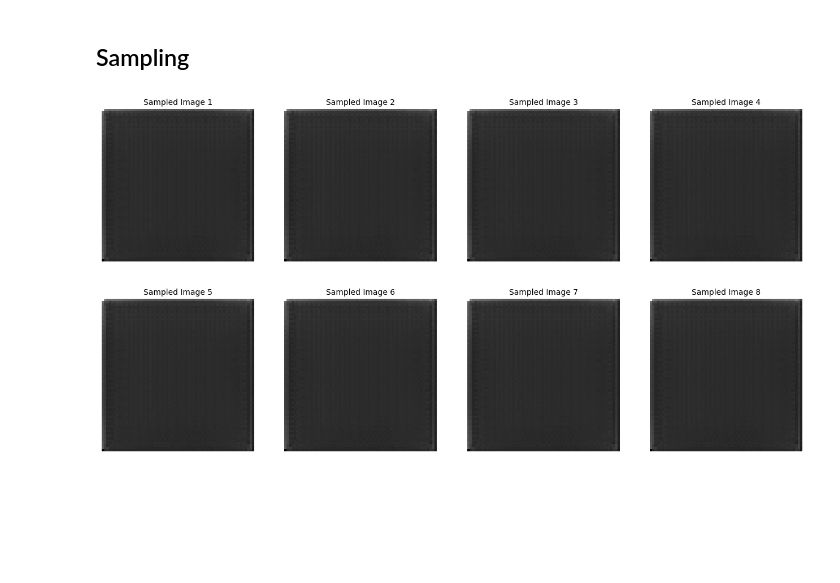
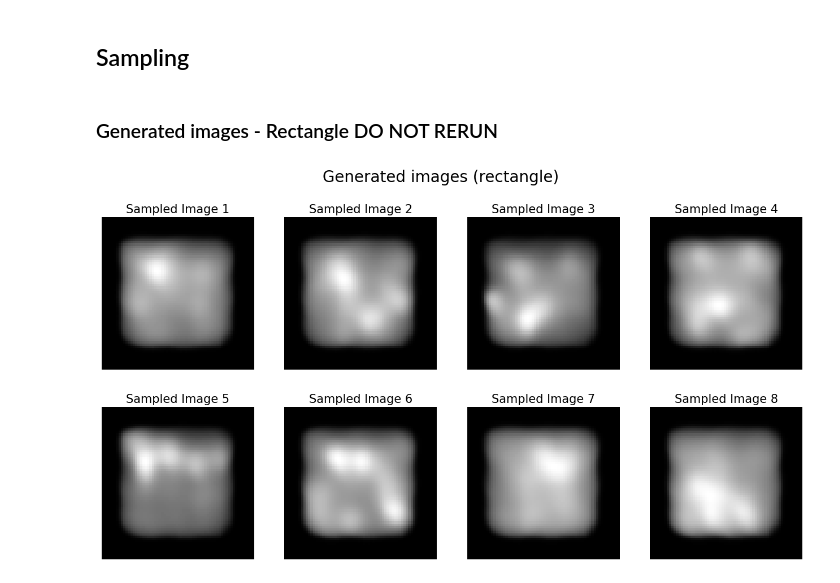
Before and after one commit to maruand/Basic-Diffusion-Model-Demo, a Jupyter notebook: diffusion_patterns.ipynb, the cells around one changed output. Drawn from its saved outputs; the diff is of its cells as text; code cells hidden in the pictures; blank space fills up the shorter version.

```diff
--- a/diffusion_patterns.ipynb
+++ b/diffusion_patterns.ipynb
@@ -506,15 +543,23 @@ def sample(diffusion, model, shape, timesteps, device='mps'):
         return x_t
 
 # Example usage
-sampled_images = sample(diffusion, UNet_model, shape=(8, 1, 64, 64), timesteps=timesteps, device=device)
-
-# Visualize the sampled images
-figure = plt.figure(figsize=(16, 8))
-for i in range(8):
-    ax = figure.add_subplot(2, 4, i + 1)
-    ax.imshow(sampled_images[i, 0].cpu().numpy(), cmap='gray')
-    ax.axis('off')
-    ax.set_title(f'Sampled Image {i+1}', fontsize=10)
-plt.show()
+#sampled_images = sample(diffusion, UNet_model, shape=(8, 1, 64, 64), timesteps=timesteps, device=device)
+#sampled_images_circle = sample(diffusion, UNet_model, shape=(8, 1, 64, 64), timesteps=timesteps, device=device)
+# sampled_images_circle_t100 = sample(diffusion, UNet_model, shape=(8, 1, 64, 64), timesteps=100, device=device)
+sampled_images_circle_t500 = sample(diffusion, UNet_model, shape=(8, 1, 64, 64), timesteps=950, device=device)
-# %% [output]
-[figure, removed]
+# %% [markdown]
+### Generated images - Rectangle DO NOT RERUN
+# %%
+
+# Visualize the sampled images
+figure = plt.figure(figsize=(16, 8))
+figure.suptitle('Generated images (rectangle)',fontsize=20)
+figure.tight_layout()
+for i in range(8):
+    ax = figure.add_subplot(2, 4, i + 1)
+    ax.imshow(sampled_images[i, 0].cpu().numpy(), cmap='gray')
+    ax.axis('off')
+    ax.set_title(f'Sampled Image {i+1}', fontsize=15)
+plt.show()
+# %% [output]
+[figure, added]
```
Also changed, not shown: parts of 10 cells of this notebook, 1 other file.
